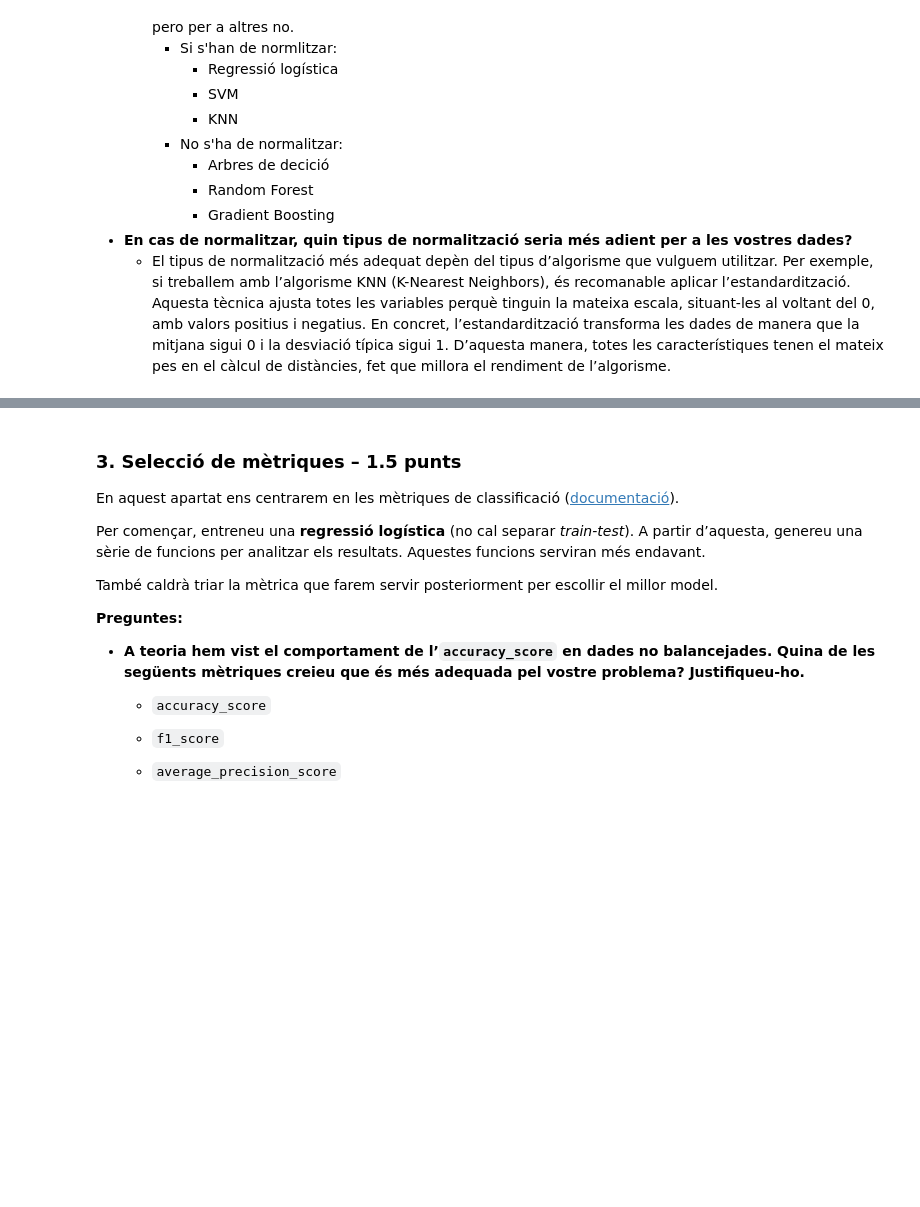
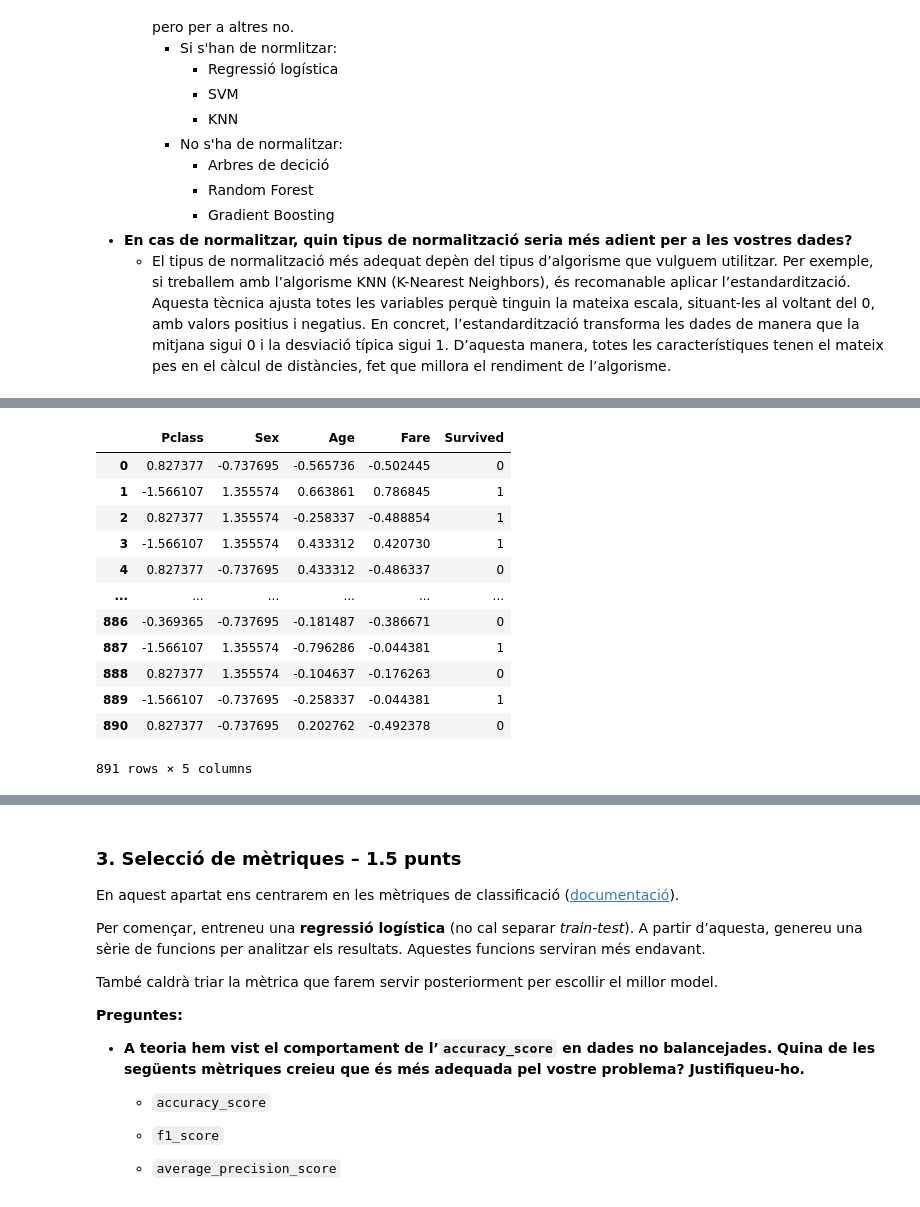
Before and after one commit to martiserraprat/Serra_Berni_Compu, a Jupyter notebook: Practica_1/APC_Practica_1_2025.ipynb, the cells around one changed output, grey strips where cells are left out. Drawn from its saved outputs; the diff is of its cells as text; code cells hidden in the pictures; blank space fills up the shorter version.

```diff
--- a/Practica_1/APC_Practica_1_2025.ipynb
+++ b/Practica_1/APC_Practica_1_2025.ipynb
@@ -297,0 +502,26 @@ Consulteu la [documentació de *scikit-learn* sobre preprocessament](https://sci
+# %%
+#dataset Reduit als 4 Atributs i Sex comebrtit a binari (male=0, female=1) pero normalitzat amb estandardització - ( mitjana=0, desviació=1 )
+df = pd.read_csv('train.csv')
+df_reduit_4_norm = df[['Pclass', 'Sex', 'Age', 'Fare', 'Survived']].copy()
+age_median = df_reduit_4_norm['Age'].median()
+df_reduit_4_norm['Age'] = df_reduit_4_norm['Age'].fillna(age_median)
+df_reduit_4_norm['Sex'] = df_reduit_4_norm['Sex'].map({'male': 0, 'female': 1})
+
+columns_to_normalize = ['Pclass', 'Sex', 'Age', 'Fare']
+scaler = StandardScaler()
+df_reduit_4_norm[columns_to_normalize] = scaler.fit_transform(df_normalized[columns_to_normalize])
+df_reduit_4_norm
+# %% [output]
+|  | Pclass | Sex | Age | Fare | Survived |
+| 0 | 0.827377 | -0.737695 | -0.565736 | -0.502445 | 0 |
+| 1 | -1.566107 | 1.355574 | 0.663861 | 0.786845 | 1 |
+| 2 | 0.827377 | 1.355574 | -0.258337 | -0.488854 | 1 |
+| 3 | -1.566107 | 1.355574 | 0.433312 | 0.420730 | 1 |
+| 4 | 0.827377 | -0.737695 | 0.433312 | -0.486337 | 0 |
+| ... | ... | ... | ... | ... | ... |
+| 886 | -0.369365 | -0.737695 | -0.181487 | -0.386671 | 0 |
+| 887 | -1.566107 | 1.355574 | -0.796286 | -0.044381 | 1 |
+| 888 | 0.827377 | 1.355574 | -0.104637 | -0.176263 | 0 |
+| 889 | -1.566107 | -0.737695 | -0.258337 | -0.044381 | 1 |
+| 890 | 0.827377 | -0.737695 | 0.202762 | -0.492378 | 0 |
+891 rows × 5 columns
```
Also changed, not shown: parts of 11 cells of this notebook.
